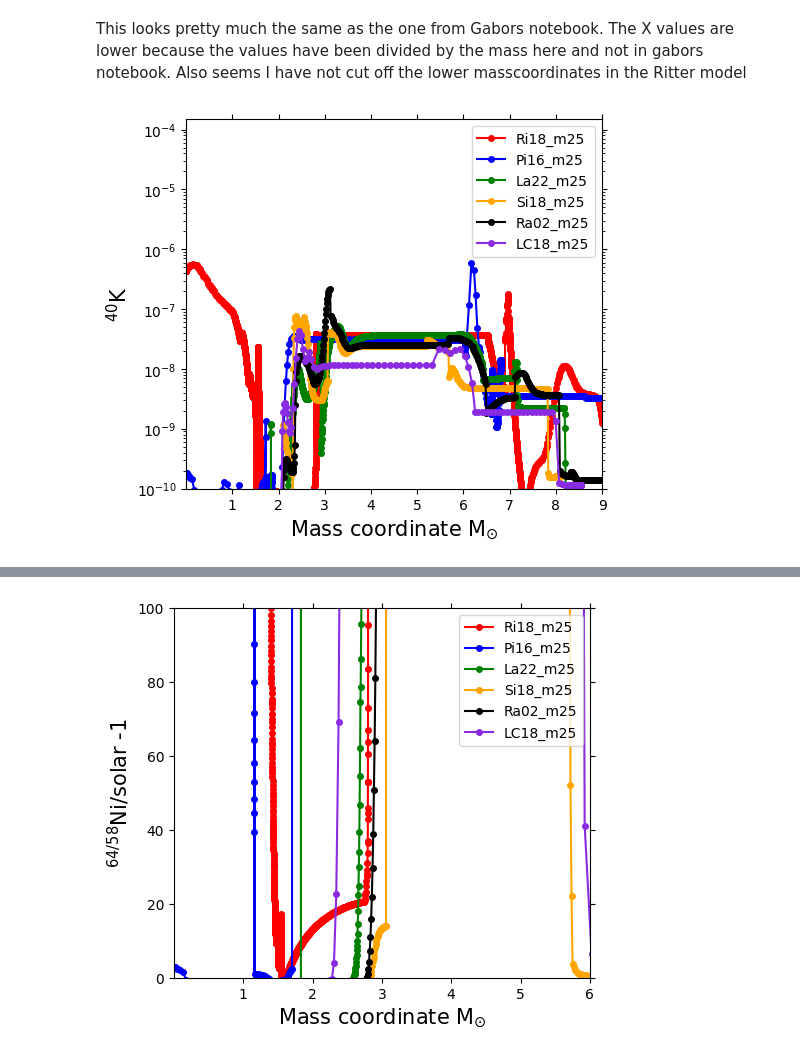
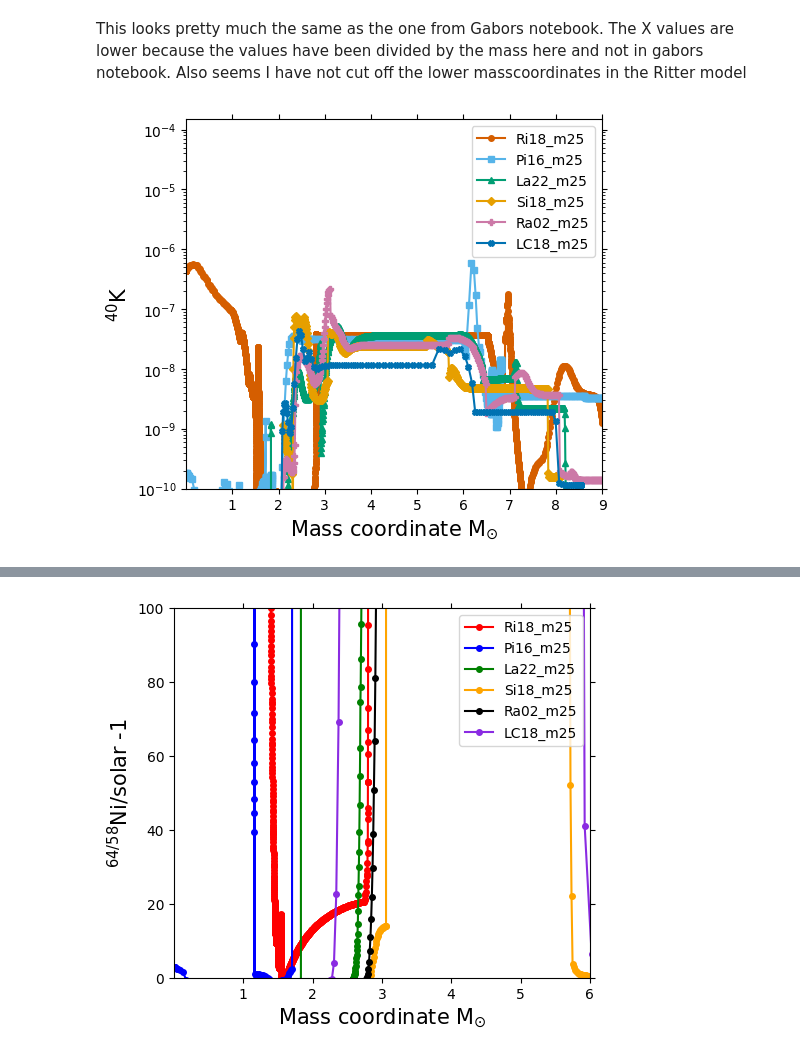
Before and after one commit to mattias-ek/SIMPLE, a Jupyter notebook: notebooks/simple_mattias_version.ipynb, the cells around one changed output, grey strips where cells are left out. Cells and saved outputs as stored; diff of their text form; code cells hidden in the pictures.

```diff
--- a/notebooks/simple_mattias_version.ipynb
+++ b/notebooks/simple_mattias_version.ipynb
@@ -86,9 +85,9 @@ Plot-a-doodle-doo
 import matplotlib.pyplot as plt
 import numpy as np
 
-colours=simple.ccsne.colours
-linestyles = simple.ccsne.linestyles
-markers = simple.ccsne.markers
+colors=simple.ccsne.all_colors
+linestyles = simple.ccsne.all_linestyles
+markers = simple.ccsne.all_markers
 # %% [markdown]
 This looks pretty much the same as the one from Gabors notebook.
 The X values are lower because the values have been divided by the mass here and not in gabors notebook.
@@ -96,27 +95,27 @@ Also seems I have not cut off the lower masscoordinates in the Ritter model
 # %%
 ifig=24
 plt.figure(ifig).clear(); plt.figure(ifig)
 
 iso = simple.asisotope('K-40')
 
 masscut = []
 for i, model in enumerate(models.where('.mass==25')):
     plt.semilogy(model.masscoord, model.abundance[iso],
-                 color=colours[i], marker=markers[0], markersize=4,ls=linestyles[0],
+                 color=colors[i], marker=markers[i], markersize=4,ls="-",
                  label=f'{model.name}')
     masscut.append(np.min(model.masscoord))
 plt.legend(loc='upper right')
 
 plt.xlim(np.min(masscut),9)
 plt.ylim(1e-10,1.5e-4)
 plt.xlabel('Mass coordinate M$_{\odot}$', fontsize=15)
 plt.ylabel(iso.latex(),fontsize=15)
 plt.tick_params(left=True,right=True,top=True,labelleft=True,which='both') #,labelright=True)
 
 plt.gcf().subplots_adjust(left=0.25)
 
 plt.show()
 # %% [output]
-[figure, old version]
+[figure, new version]
 # %%
 # I put the plotting fucntion within the ccsne namespace since they are specific to these models types.
```
Also changed, not shown: parts of 4 cells of this notebook, 1 other file.
